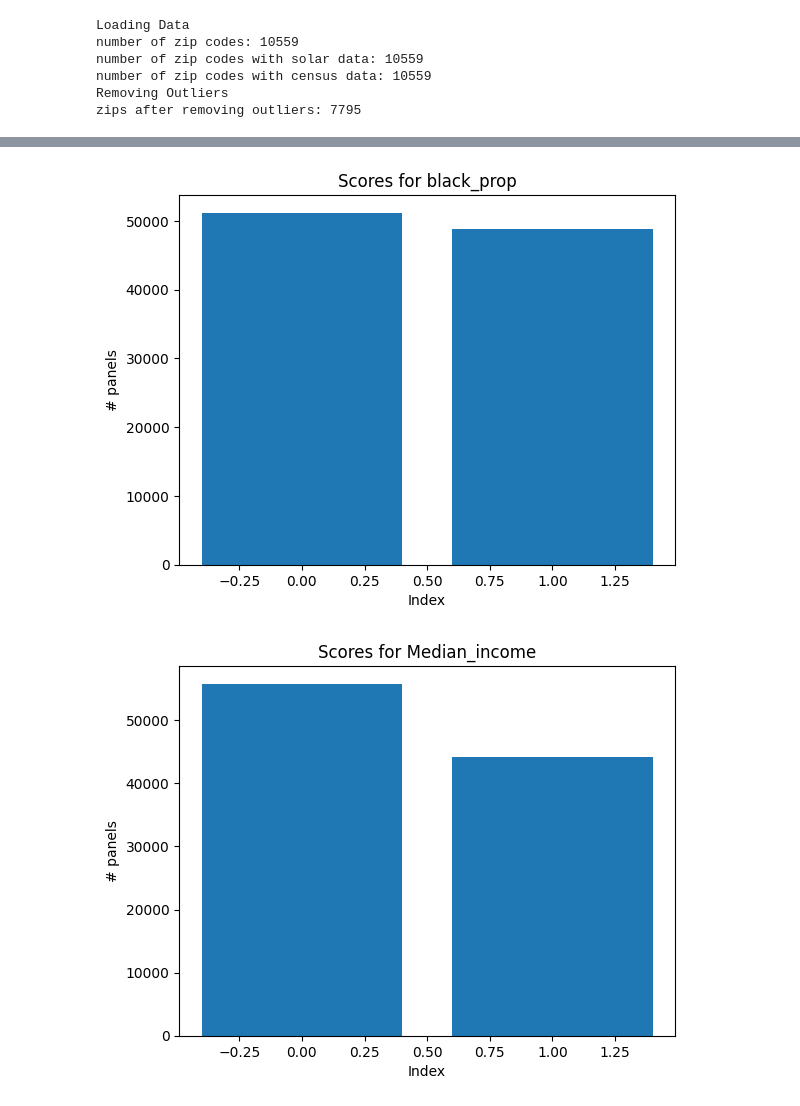
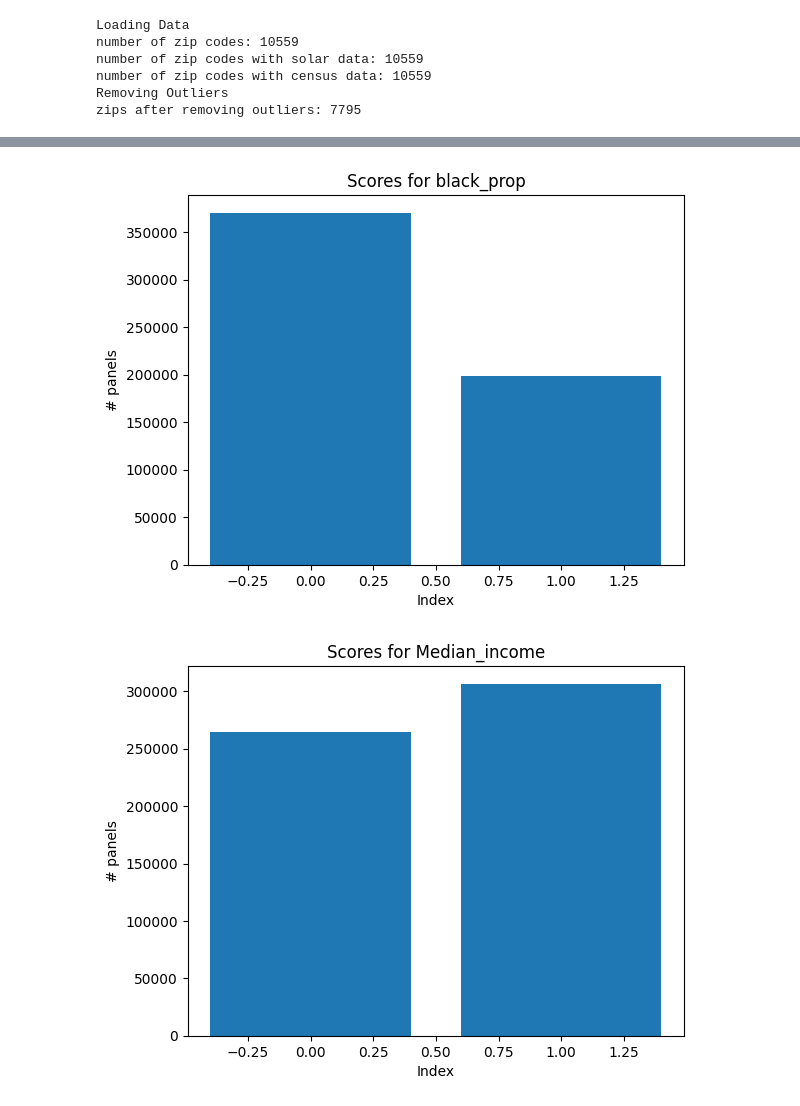
Before and after one commit to escapeprograms/SunSight, a Jupyter notebook: Visualization/neat_visualize.ipynb, the cells around one changed output, grey strips where cells are left out. Cells and saved outputs as stored; diff of their text form; code cells hidden in the pictures.

```diff
--- a/Visualization/neat_visualize.ipynb
+++ b/Visualization/neat_visualize.ipynb
@@ -22,5 +23,13 @@ Removing Outliers
 zips after removing outliers: 7795
 # %%
 #load model ex. 'Neat/models/NEAT_model.pkl'
-with open('Neat/models/NEAT_model.pkl', 'rb') as f:
-    winner = pickle.load(f)
+# with open('NEAT/models\\11-27-24\\NEAT_model.pkl', 'rb') as f:
+#     winner = pickle.load(f)
+
+#load fitness data
+# with open('Neat/models/fitness_data.pkl', 'rb') as f:
+#     fitness_data = pickle.load(f)
+
+
+#load most recent model
+winner, fitness_data = load_latest(model_name="NEAT_model_fitness_prop.pkl")
@@ -58,5 +69 @@ for m in metrics:
-# %%
-#load fitness data
-with open('Neat/models/fitness_data.pkl', 'rb') as f:
-    fitness_data = pickle.load(f)
 # %%
@@ -80,22 +85,22 @@ geo_plot(combined_df['NEAT-Evaluation'], color_scale='agsunset', title="NEAT-Eva
 # %%
 #plot bar buckets
 
-metrics = ['black_prop','Median_income'] #NOTE: Median_income is WRONG since it is normalized by the data_manager
+metrics = ['black_prop','Median_income']
 k = 2
 
 for m in metrics:
 
     # #alternate way
     q = np.linspace(0, 1, k+1)
-    thresholds = data_manager.combined_df[m].quantile(q).to_numpy()
+    thresholds = data_manager.normalized_df[m].quantile(q).to_numpy()
     buckets, _ = data_manager.greedy_projection_bucket(zip_order, m, n=100000, record=True, thresholds=thresholds)
 
     #plot buckets
     plt.bar(list(range(k)), buckets)
     plt.xlabel("Index")
     plt.ylabel("# panels")
     plt.title(f"Scores for {m}")
     plt.show()
 # %% [output]
-[figure, old version]
+[figure, new version]
-[figure, old version]
+[figure, new version]
```
Also changed, not shown: parts of 4 cells of this notebook, 19 other files.
